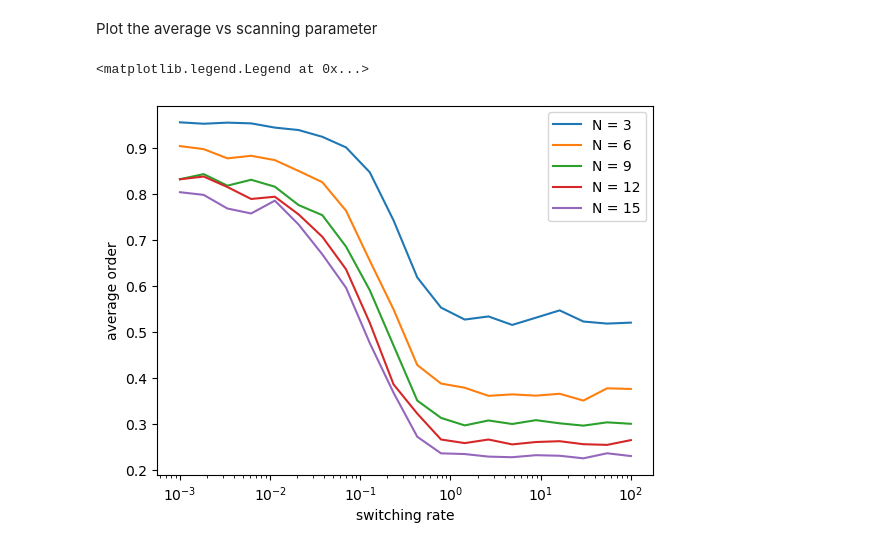
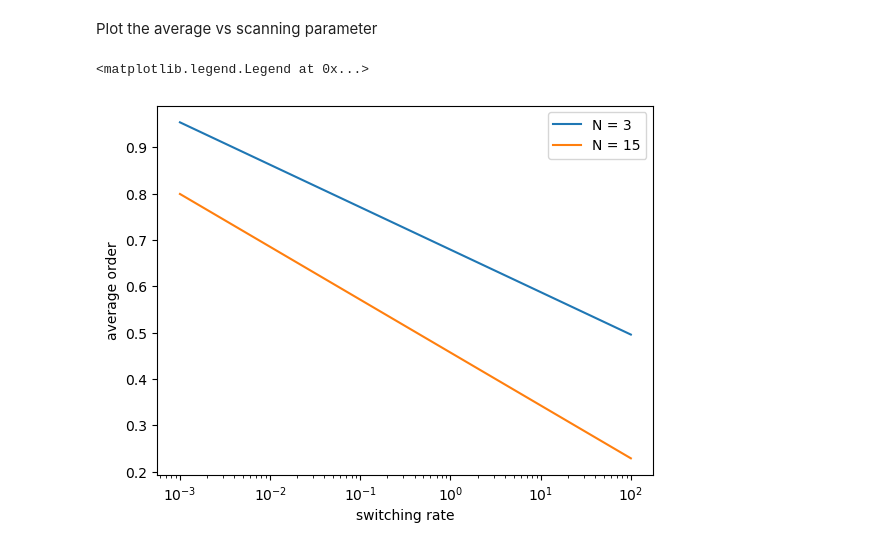
Before and after one commit to mohsen-raoufi/switching_coordination, a Jupyter notebook: param_scan.ipynb, the cells around one changed output. Drawn from its saved outputs; the diff is of its cells as text; code cells hidden in the pictures.

Commit message:
save df and the param dict as pickle file

```diff
--- a/param_scan.ipynb
+++ b/param_scan.ipynb
@@ -73,17 +73,33 @@ out_data_df = pd.DataFrame(out_data_list)
 # %% [markdown]
 New param scan, with dict
 # %%
+import pickle
+
+# simulation parameters
+N = 3
+ref_time = 5.0
+noise_std = 0.5
+avg_frequency = 0.0
+write_file = False # True
+
+# monte-carlo parameters
+n_mc_reps = 5
+
 # make an empty out_data to fill in later
 out_data = {}
 out_data_list = []
 
-param_scan_dict = {"switchingRate": {"range": np.logspace(0,1,10), "log": True},
-                   "N": {"range": np.linspace(3,15,5), "log": False}}
+param_scan_dict = {"switchingRate": {"range": np.logspace(0,1,2), "log": True},
+                   "N": {"range": np.linspace(3,15,2), "log": False}}
 
 # initialize a parameter dictionary
 params = sc.InitParams(N=-1,switchingRate=-1,
                             refTime=ref_time,noiseStd=noise_std,
                             avgFrequency=avg_frequency, writeFile=write_file,showAnimation=False)
+
+# save the param_scan_dict to a pickle file for later use
+with open('paramscan_pickledict.pkl', 'wb') as handle:
+    pickle.dump(param_scan_dict, handle, protocol=pickle.HIGHEST_PROTOCOL)
 
 # first parameters loop
 for i_switching_rate, switching_rate in enumerate(tqdm(param_scan_dict['switchingRate']['range'])):
@@ -113,5 +129,12 @@ for i_switching_rate, switching_rate in enumerate(tqdm(param_scan_dict['switchin
             # append it to the list
             out_data_list.append(tmp_dict)
 
-    # convert it to a pd.df
-    out_data_df = pd.DataFrame(out_data_list)
+# convert it to a pd.df
+out_data_df = pd.DataFrame(out_data_list)
+
+
+# add the mean order for each single simulation
+out_data_df['meanOrder'] = [np.mean(x) for x in out_data_df['order']]
+
+#save DataFrame to pickle file
+out_data_df.to_pickle('paramscan_pickledata.pkl')
@@ -302,6 +345,10 @@ Text(0.2, 0.9, 'Finished in 820.37 second(s), mean order: 0.9670467435886435')
 # %% [markdown]
 Calculate the average order of the monte-carlo simulations
 # %%
+param_scan_dict = {"switchingRate": {"range": np.logspace(-3.0, 2.0, 2), "log": True},
+                   "N": {"range": np.linspace(3,15,2), "log": False}}
+out_data_df = pd.read_pickle('paramscan_pickledata.pkl')
+
 # calculate the mean of the average order over monte-carlo reps.
 avg_order_over_reps =  np.empty(shape=(len(param_scan_dict['N']['range']), len(param_scan_dict['switchingRate']['range'])))
 for i_N, N in enumerate(param_scan_dict['N']['range']):
@@ -314,10 +361,10 @@ for i_N, N in enumerate(param_scan_dict['N']['range']):
 Plot the average vs scanning parameter
 # %%
 for i_N, N in enumerate(param_scan_dict['N']['range']):
-    plt.semilogx(param_scan_dict['switchingRate']['range'], avg_order[i_N][:], label=f'N = {int(N)}')
+    plt.semilogx(param_scan_dict['switchingRate']['range'], avg_order_over_reps[i_N][:], label=f'N = {int(N)}')
 plt.xlabel("switching rate")
 plt.ylabel("average order")
 plt.legend()
 # %% [output]
 <matplotlib.legend.Legend at 0x...>
-[figure, old version]
+[figure, new version]
```
Also changed, not shown: parts of 3 cells of this notebook, 1 other file.
